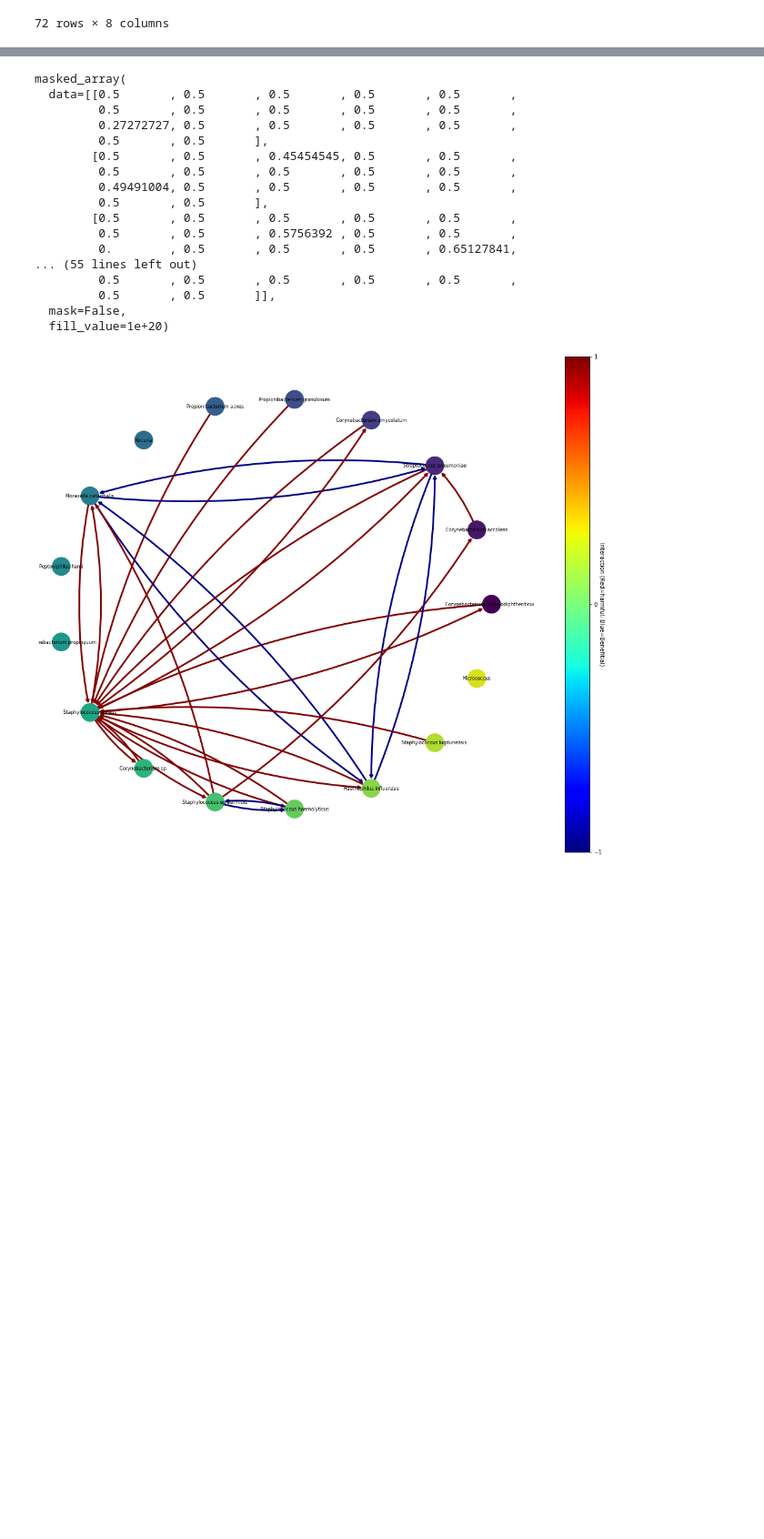
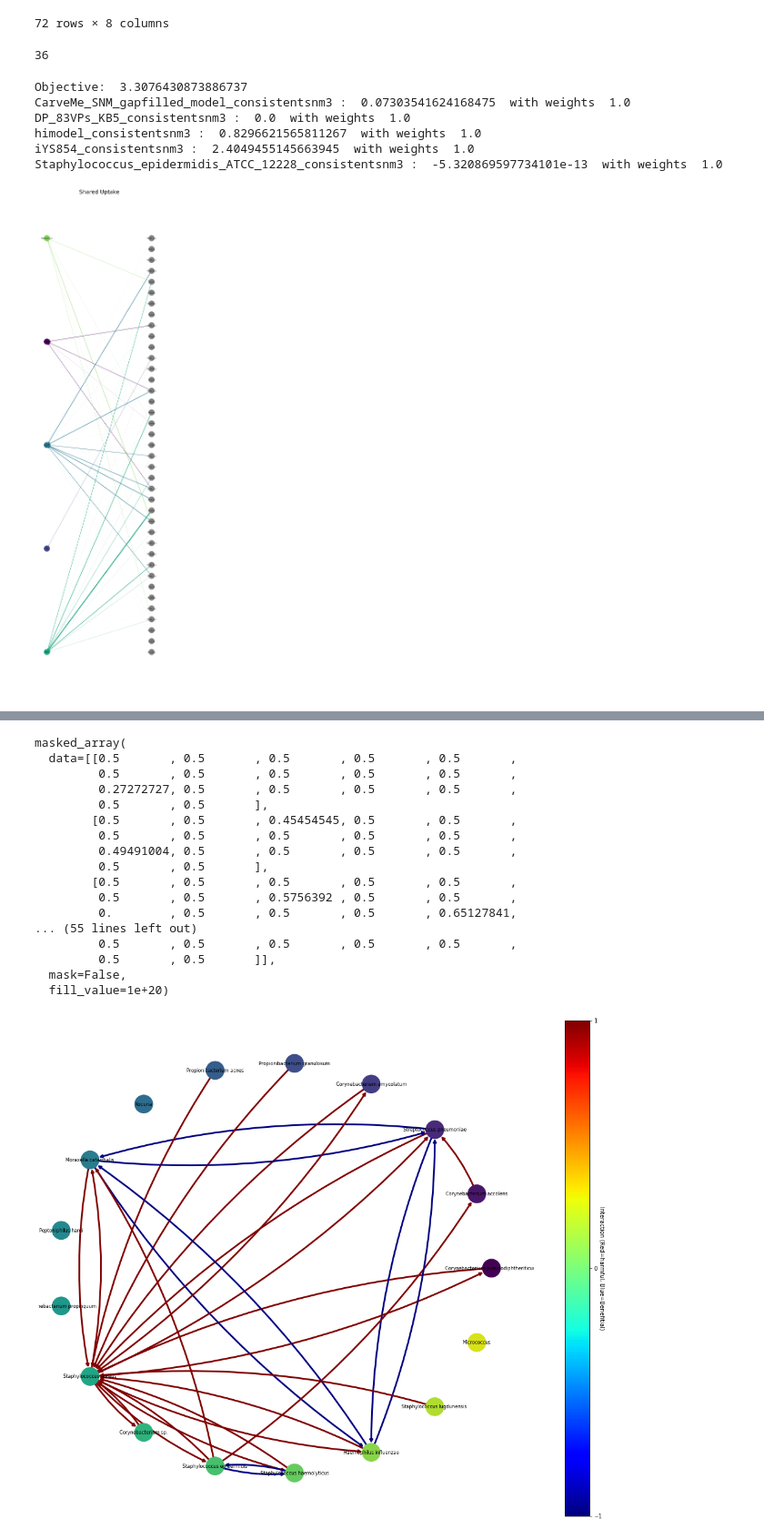
Before and after one commit to manuelgloeckler/ncmw, a Jupyter notebook: testings.ipynb, the cells around one changed output, grey strips where cells are left out. Shown at 91% size. Cells and saved outputs as stored; diff of their text form; code cells hidden in the pictures; blank space fills up the shorter version.

```diff
--- a/testings.ipynb
+++ b/testings.ipynb
@@ -169,2 +171,7 @@ models = get_models(folder="snm3_models", prefix="results/default_project_name/s
+# %%
+
+len(sekretion_uptake_fva(dfs[0])[1])
+# %% [output]
+36
 # %%
 model = ShuttleCommunityModel(models)
@@ -170,0 +180,14 @@ model = ShuttleCommunityModel(models)
+# %%
+m = ShuttleCommunityModel.load("results/test/community/community_models/ShuttleCommunityModel.pkl")
+# %%
+fig = plot_community_uptake_graph(m, m.summary())
+plt.tight_layout()
+fig.savefig("test.pdf")
+# %% [output]
+Objective:  3.3076430873886737
+CarveMe_SNM_gapfilled_model_consistentsnm3 :  0.07303541624168475  with weights  1.0
+DP_83VPs_KB5_consistentsnm3 :  0.0  with weights  1.0
+himodel_consistentsnm3 :  0.8296621565811267  with weights  1.0
+iYS854_consistentsnm3 :  2.4049455145663945  with weights  1.0
+Staphylococcus_epidermidis_ATCC_12228_consistentsnm3 :  -5.320869597734101e-13  with weights  1.0
+[figure, added]
```
Also changed, not shown: parts of 8 cells of this notebook, 5 other files.
